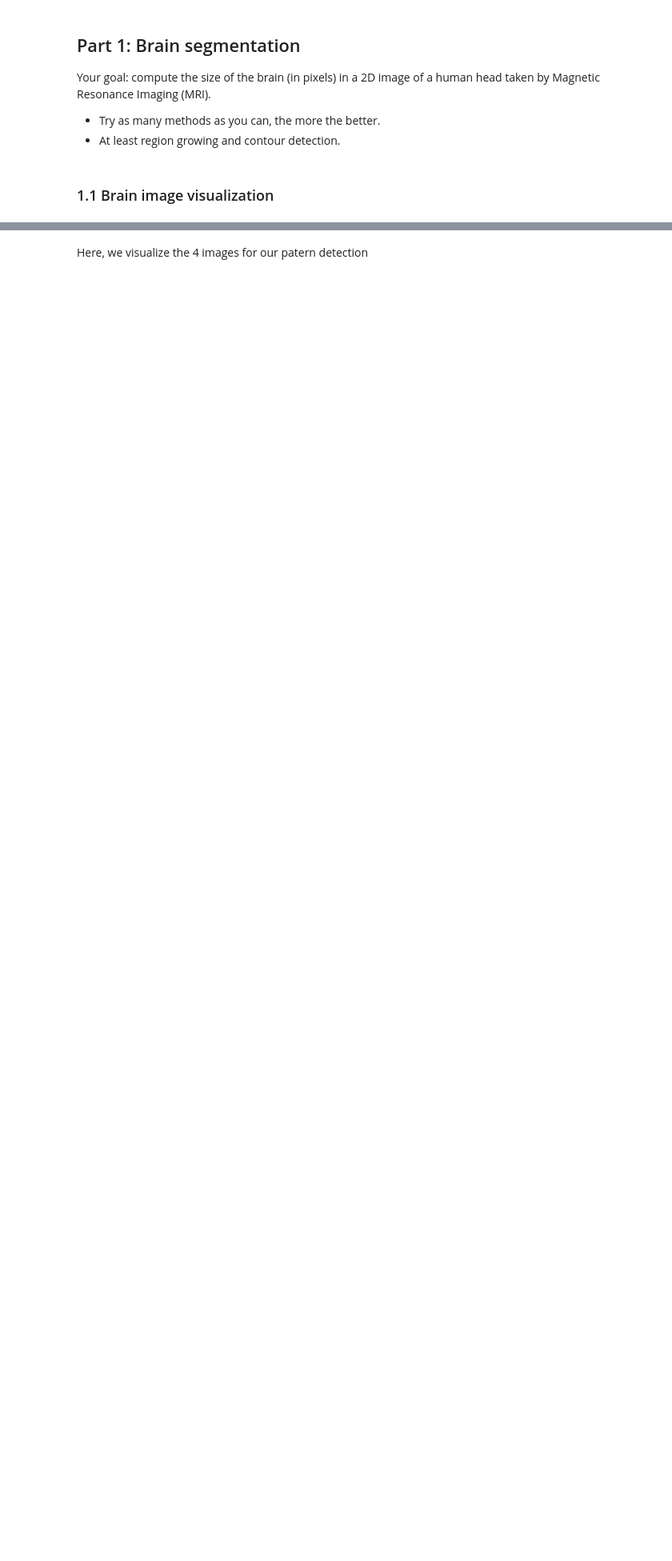
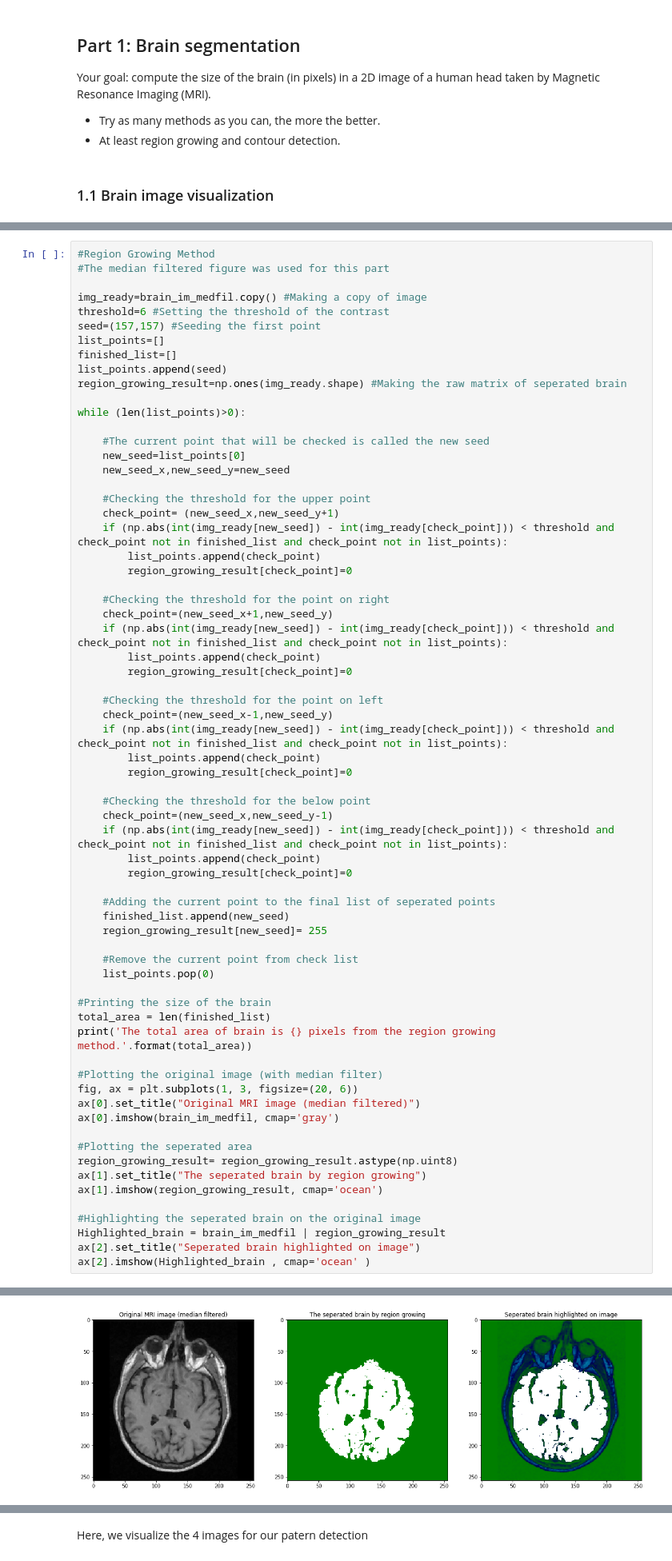
Before and after one commit to yamins/Image_Analysis, a Jupyter notebook: lab_01_segmentation.ipynb, the cells around one changed output, grey strips where cells are left out. Shown: that part at 80% size. Saved outputs shown, nothing was run; the diff lists cells and outputs as text; blank space fills up the shorter version.

```diff
--- a/lab_01_segmentation.ipynb
+++ b/lab_01_segmentation.ipynb
@@ -128,0 +87,68 @@ error: OpenCV(3.4.2) /tmp/build/80754af9/opencv-suite_1535558553474/work/modules
+# %%
+#Region Growing Method
+#The median filtered figure was used for this part
+
+img_ready=brain_im_medfil.copy() #Making a copy of image
+threshold=6 #Setting the threshold of the contrast
+seed=(157,157) #Seeding the first point
+list_points=[]
+finished_list=[]
+list_points.append(seed)
+region_growing_result=np.ones(img_ready.shape) #Making the raw matrix of seperated brain
+
+while (len(list_points)>0):
+
+    #The current point that will be checked is called the new seed
+    new_seed=list_points[0]
+    new_seed_x,new_seed_y=new_seed
+
+    #Checking the threshold for the upper point
+    check_point= (new_seed_x,new_seed_y+1)
+    if (np.abs(int(img_ready[new_seed]) - int(img_ready[check_point])) < threshold and check_point not in finished_list and check_point not in list_points):
+        list_points.append(check_point)
+        region_growing_result[check_point]=0
+
+    #Checking the threshold for the point on right
+    check_point=(new_seed_x+1,new_seed_y)
+    if (np.abs(int(img_ready[new_seed]) - int(img_ready[check_point])) < threshold and check_point not in finished_list and check_point not in list_points):
+        list_points.append(check_point)
+        region_growing_result[check_point]=0
+
+    #Checking the threshold for the point on left
+    check_point=(new_seed_x-1,new_seed_y)
+    if (np.abs(int(img_ready[new_seed]) - int(img_ready[check_point])) < threshold and check_point not in finished_list and check_point not in list_points):
+        list_points.append(check_point)
+        region_growing_result[check_point]=0
+
+    #Checking the threshold for the below point
+    check_point=(new_seed_x,new_seed_y-1)
+    if (np.abs(int(img_ready[new_seed]) - int(img_ready[check_point])) < threshold and check_point not in finished_list and check_point not in list_points):
+        list_points.append(check_point)
+        region_growing_result[check_point]=0
+
+    #Adding the current point to the final list of seperated points
+    finished_list.append(new_seed)
+    region_growing_result[new_seed]= 255
+
+    #Remove the current point from check list
+    list_points.pop(0)
+
+#Printing the size of the brain
+total_area = len(finished_list)
+print('The total area of brain is {} pixels from the region growing method.'.format(total_area))
+
+#Plotting the original image (with median filter)
+fig, ax = plt.subplots(1, 3, figsize=(20, 6))
+ax[0].set_title("Original MRI image (median filtered)")
+ax[0].imshow(brain_im_medfil, cmap='gray')
+
+#Plotting the seperated area
+region_growing_result= region_growing_result.astype(np.uint8)
+ax[1].set_title("The seperated brain by region growing")
+ax[1].imshow(region_growing_result, cmap='ocean')
+
+#Highlighting the seperated brain on the original image
+Highlighted_brain = brain_im_medfil | region_growing_result
+ax[2].set_title("Seperated brain highlighted on image")
+ax[2].imshow(Highlighted_brain , cmap='ocean' )
+# %% [output]
@@ -129 +157,2 @@ error: OpenCV(3.4.2) /tmp/build/80754af9/opencv-suite_1535558553474/work/modules
+[figure, added]
 # %% [markdown]
```
Also changed, not shown: parts of 13 cells of this notebook.
